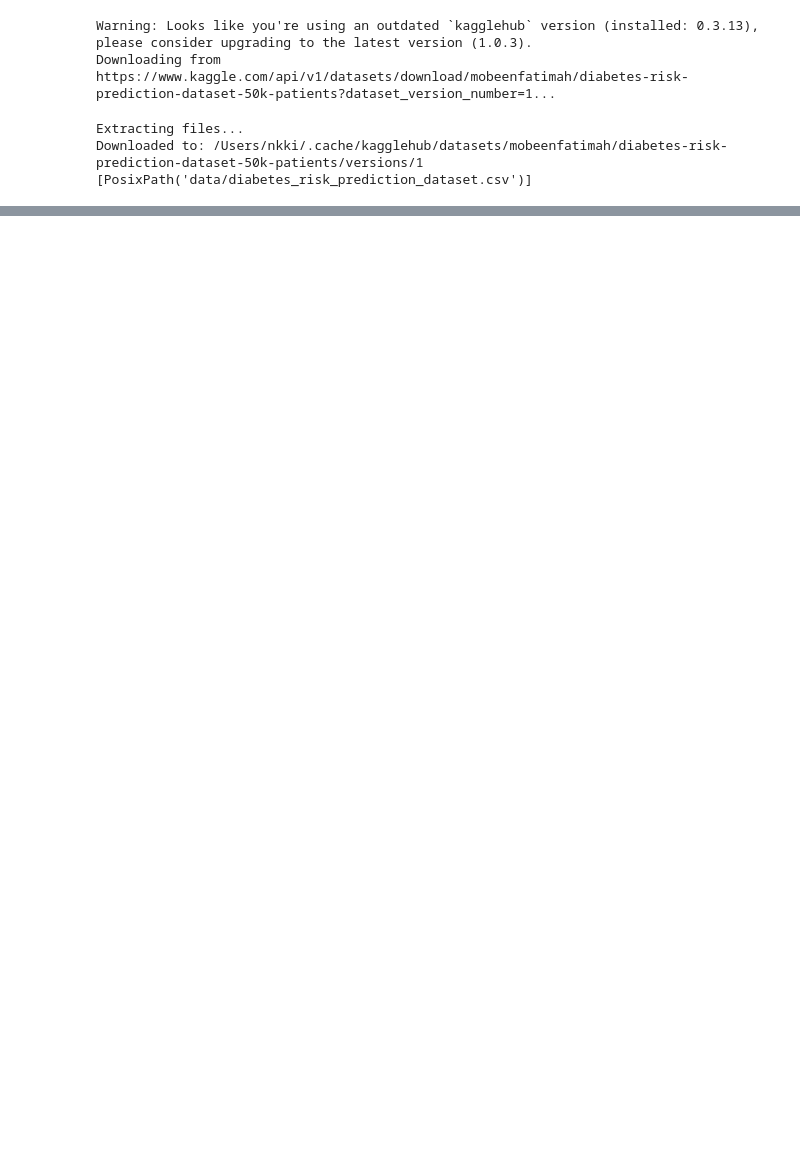
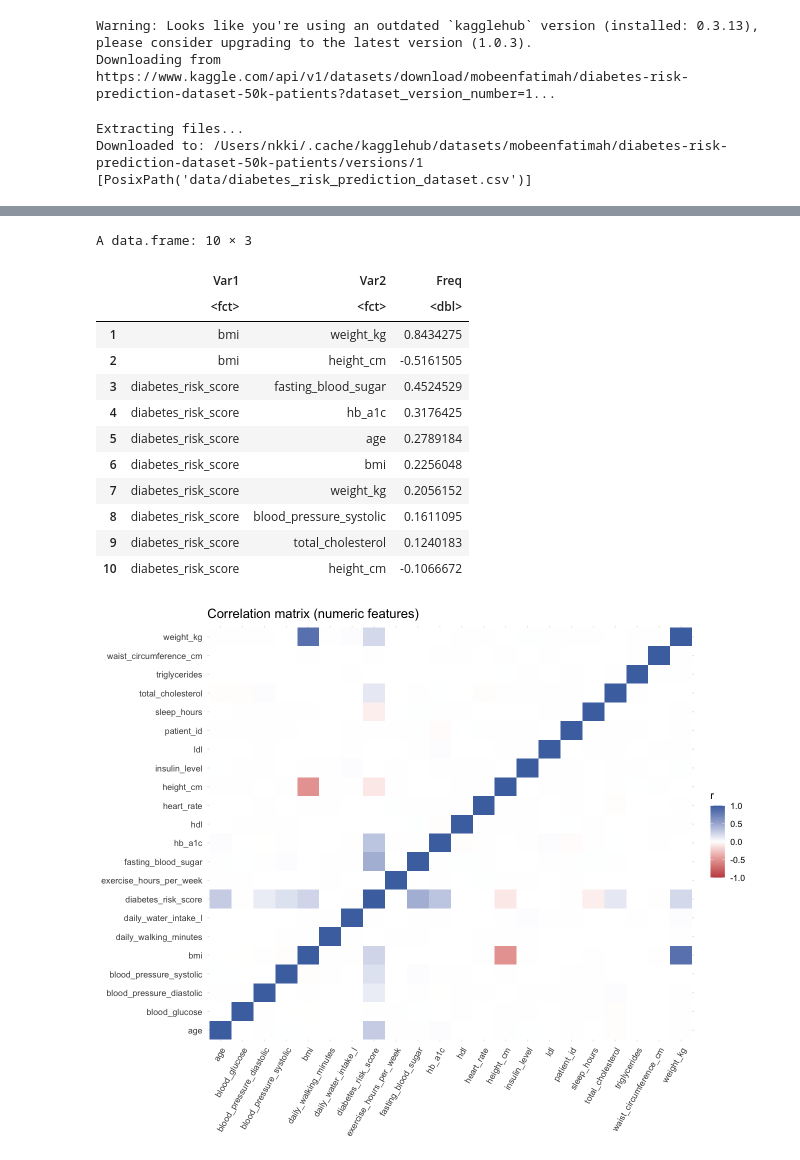
Before and after one commit to NicoleAki/Diabetes, a Jupyter notebook: datapreprocessing.ipynb, the cells around one changed output, grey strips where cells are left out. Saved outputs shown, nothing was run; the diff lists cells and outputs as text; code cells hidden in the pictures; blank space fills up the shorter version.

```diff
--- a/datapreprocessing.ipynb
+++ b/datapreprocessing.ipynb
@@ -35,0 +274,37 @@ Downloaded to: /Users/nkki/.cache/kagglehub/datasets/mobeenfatimah/diabetes-risk
+# %%
+#correlation heatmap (pearson correlation))
+options(repr.plot.width = 11, repr.plot.height = 9)
+
+cor_mat <- cor(df |> select(all_of(num_cols)), use = "pairwise.complete.obs")
+
+cor_mat |>
+  as.data.frame() |>
+  rownames_to_column("x") |>
+  pivot_longer(-x, names_to = "y", values_to = "r") |>
+  ggplot(aes(x, y, fill = r)) +
+  geom_tile() +
+  scale_fill_gradient2(low = "#c44e52", mid = "white", high = "#4c72b0", limits = c(-1, 1)) +
+  labs(title = "Correlation matrix (numeric features)", x = NULL, y = NULL, fill = "r") +
+  theme(axis.text.x = element_text(angle = 60, hjust = 1))
+
+# Strongest pairs
+cor_mat[upper.tri(cor_mat, diag = TRUE)] <- NA
+as.data.frame(as.table(cor_mat)) |>
+  drop_na() |>
+  arrange(desc(abs(Freq))) |>
+  head(10)
+# %% [output]
+A data.frame: 10 × 3
+|  | Var1 | Var2 | Freq |
+|  | <fct> | <fct> | <dbl> |
+| 1 | bmi | weight_kg | 0.8434275 |
+| 2 | bmi | height_cm | -0.5161505 |
+| 3 | diabetes_risk_score | fasting_blood_sugar | 0.4524529 |
+| 4 | diabetes_risk_score | hb_a1c | 0.3176425 |
+| 5 | diabetes_risk_score | age | 0.2789184 |
+| 6 | diabetes_risk_score | bmi | 0.2256048 |
+| 7 | diabetes_risk_score | weight_kg | 0.2056152 |
+| 8 | diabetes_risk_score | blood_pressure_systolic | 0.1611095 |
+| 9 | diabetes_risk_score | total_cholesterol | 0.1240183 |
+| 10 | diabetes_risk_score | height_cm | -0.1066672 |
+[figure, added]
```
Also changed, not shown: parts of 15 cells of this notebook.
